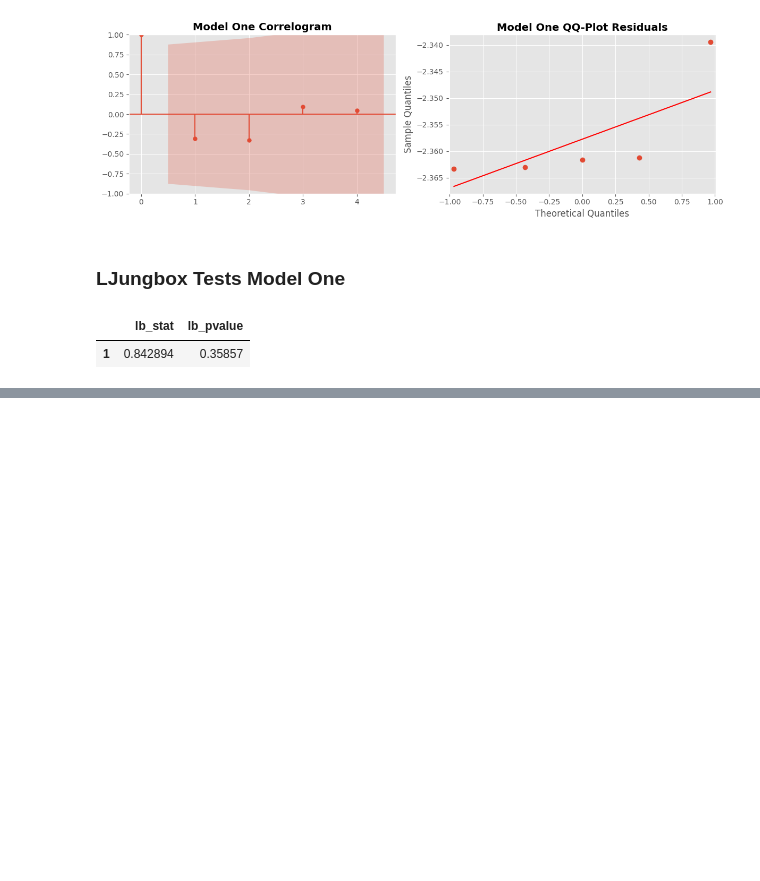
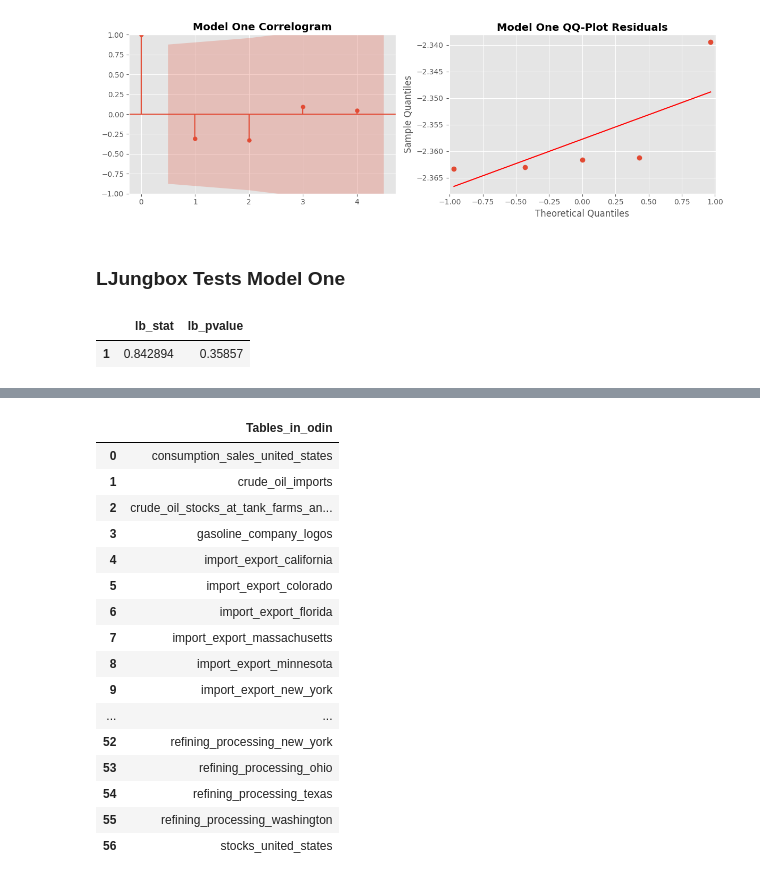
Before and after one commit to OdinProjectI/GasolinePricesAnalysis, a Jupyter notebook: CrudeOilStocks.ipynb, the cells around one changed output, grey strips where cells are left out. Saved outputs shown, nothing was run; the diff lists cells and outputs as text; code cells hidden in the pictures; blank space fills up the shorter version.

```diff
--- a/CrudeOilStocks.ipynb
+++ b/CrudeOilStocks.ipynb
@@ -221,0 +282,20 @@ acorr_ljungbox(residuals)
+# %%
+pd.read_sql("SHOW TABLES", con=con)
+# %% [output]
+|  | Tables_in_odin |
+| 0 | consumption_sales_united_states |
+| 1 | crude_oil_imports |
+| 2 | crude_oil_stocks_at_tank_farms_an... |
+| 3 | gasoline_company_logos |
+| 4 | import_export_california |
+| 5 | import_export_colorado |
+| 6 | import_export_florida |
+| 7 | import_export_massachusetts |
+| 8 | import_export_minnesota |
+| 9 | import_export_new_york |
+| ... | ... |
+| 52 | refining_processing_new_york |
+| 53 | refining_processing_ohio |
+| 54 | refining_processing_texas |
+| 55 | refining_processing_washington |
+| 56 | stocks_united_states |
```
Also changed, not shown: parts of 8 cells of this notebook.
